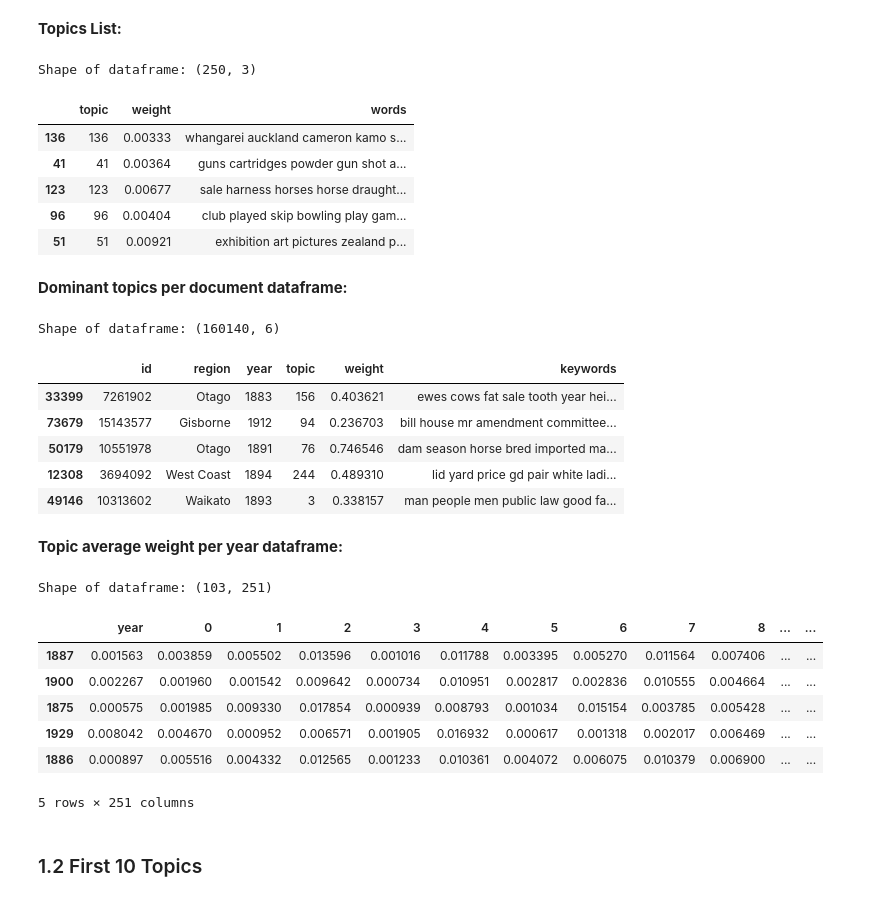
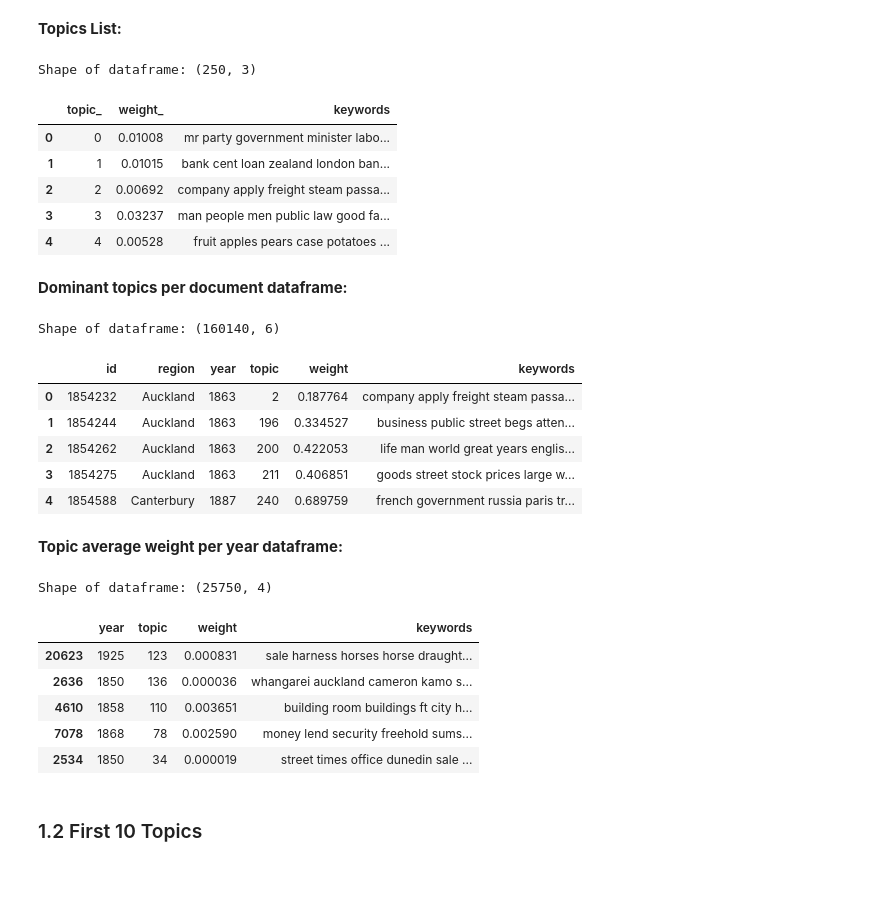
Before and after one commit to xandercai/papers-past-topic-modeling, a Jupyter notebook: 6-analyze/2-analysis.ipynb, the cells around one changed output. Saved outputs shown, nothing was run; the diff lists cells and outputs as text; code cells hidden in the pictures.

```diff
--- a/6-analyze/2-analysis.ipynb
+++ b/6-analyze/2-analysis.ipynb
@@ -41,21 +69,21 @@ path = r'../5-model/model_train/topicKeys.txt'
 df_topics = pd.read_table(path,
                           header=None,
                           index_col=None,
-                          names = ['topic', 'weight', 'words'],
-                          encoding='utf8')
+                          names = ['topic_', 'weight_', 'keywords'],
+                          encoding='utf8').sort_values(by='topic_').reset_index(drop=True)
 
 topics_shape = df_topics.shape
 
 print('Shape of dataframe:', topics_shape)
-df_topics.sample(5)
+df_topics.head(5)
 # %% [output]
 Shape of dataframe: (250, 3)
-|  | topic | weight | words |
-| 136 | 136 | 0.00333 | whangarei auckland cameron kamo s... |
-| 41 | 41 | 0.00364 | guns cartridges powder gun shot a... |
-| 123 | 123 | 0.00677 | sale harness horses horse draught... |
-| 96 | 96 | 0.00404 | club played skip bowling play gam... |
-| 51 | 51 | 0.00921 | exhibition art pictures zealand p... |
+|  | topic_ | weight_ | keywords |
+| 0 | 0 | 0.01008 | mr party government minister labo... |
+| 1 | 1 | 0.01015 | bank cent loan zealand london ban... |
+| 2 | 2 | 0.00692 | company apply freight steam passa... |
+| 3 | 3 | 0.03237 | man people men public law good fa... |
+| 4 | 4 | 0.00528 | fruit apples pears case potatoes ... |
 # %% [markdown]
 **Dominant topics per document dataframe:**
 # %%
@@ -65,44 +93,63 @@ df_dominant = pd.read_csv(path,
                           header=None,
                           index_col=None,
                           names = ['id', 'region', 'year', 'topic', 'weight', 'keywords'],
-                          encoding='utf8')
+                          dtype={2:'str'},
+                          encoding='utf8').sort_values(by='id').reset_index(drop=True)
 
 print('Shape of dataframe:', df_dominant.shape)
-df_dominant.sample(5)
+df_dominant.head(5)
 # %% [output]
 Shape of dataframe: (160140, 6)
 |  | id | region | year | topic | weight | keywords |
-| 33399 | 7261902 | Otago | 1883 | 156 | 0.403621 | ewes cows fat sale tooth year hei... |
-| 73679 | 15143577 | Gisborne | 1912 | 94 | 0.236703 | bill house mr amendment committee... |
-| 50179 | 10551978 | Otago | 1891 | 76 | 0.746546 | dam season horse bred imported ma... |
-| 12308 | 3694092 | West Coast | 1894 | 244 | 0.489310 | lid yard price gd pair white ladi... |
-| 49146 | 10313602 | Waikato | 1893 | 3 | 0.338157 | man people men public law good fa... |
+| 0 | 1854232 | Auckland | 1863 | 2 | 0.187764 | company apply freight steam passa... |
+| 1 | 1854244 | Auckland | 1863 | 196 | 0.334527 | business public street begs atten... |
+| 2 | 1854262 | Auckland | 1863 | 200 | 0.422053 | life man world great years englis... |
+| 3 | 1854275 | Auckland | 1863 | 211 | 0.406851 | goods street stock prices large w... |
+| 4 | 1854588 | Canterbury | 1887 | 240 | 0.689759 | french government russia paris tr... |
 # %% [markdown]
 **Topic average weight per year dataframe:**
 # %%
 path = r'./train/avgWeight/avgWeight.csv'
 
 # generate new column names
 columns = [str(x) for x in list(range(topics_shape[0]))]
 columns.insert(0, 'year')
 
 df_avgweight = pd.read_csv(path,
                            header=None,
                            index_col=None,
                            names = columns,
+                           dtype={0:'str'},
                            encoding='utf8')
+
+# melt for plot
+df_avgweight = pd.melt(df_avgweight,
+                       id_vars='year',
+                       value_vars=list(df_avgweight.columns[1:]),
+                       var_name='topic',
+                       value_name='weight')
+# change data type
+df_avgweight.topic = df_avgweight.topic.astype(int)
+
+# join
+df_avgweight = (df_avgweight
+                .merge(df_topics, left_on='topic', right_on='topic_')
+                .drop('topic_', axis=1)
+                .drop('weight_', axis=1)
+                .sort_values(by=['year', 'topic'])
+                .reset_index(drop=True))
+
 
 print('Shape of dataframe:', df_avgweight.shape)
 df_avgweight.sample(5)
 # %% [output]
-Shape of dataframe: (103, 251)
+Shape of dataframe: (25750, 4)
-|  | year | 0 | 1 | 2 | 3 | 4 | 5 | 6 | 7 | 8 | ... | ... |
-| 1887 | 0.001563 | 0.003859 | 0.005502 | 0.013596 | 0.001016 | 0.011788 | 0.003395 | 0.005270 | 0.011564 | 0.007406 | ... | ... |
-| 1900 | 0.002267 | 0.001960 | 0.001542 | 0.009642 | 0.000734 | 0.010951 | 0.002817 | 0.002836 | 0.010555 | 0.004664 | ... | ... |
-| 1875 | 0.000575 | 0.001985 | 0.009330 | 0.017854 | 0.000939 | 0.008793 | 0.001034 | 0.015154 | 0.003785 | 0.005428 | ... | ... |
-| 1929 | 0.008042 | 0.004670 | 0.000952 | 0.006571 | 0.001905 | 0.016932 | 0.000617 | 0.001318 | 0.002017 | 0.006469 | ... | ... |
-| 1886 | 0.000897 | 0.005516 | 0.004332 | 0.012565 | 0.001233 | 0.010361 | 0.004072 | 0.006075 | 0.010379 | 0.006900 | ... | ... |
+|  | year | topic | weight | keywords |
+| 20623 | 1925 | 123 | 0.000831 | sale harness horses horse draught... |
+| 2636 | 1850 | 136 | 0.000036 | whangarei auckland cameron kamo s... |
+| 4610 | 1858 | 110 | 0.003651 | building room buildings ft city h... |
+| 7078 | 1868 | 78 | 0.002590 | money lend security freehold sums... |
+| 2534 | 1850 | 34 | 0.000019 | street times office dunedin sale ... |
-5 rows × 251 columns
 # %% [markdown]
 ### 1.2 First 10 Topics
 # %% [markdown]
```
Also changed, not shown: parts of 26 cells of this notebook.
